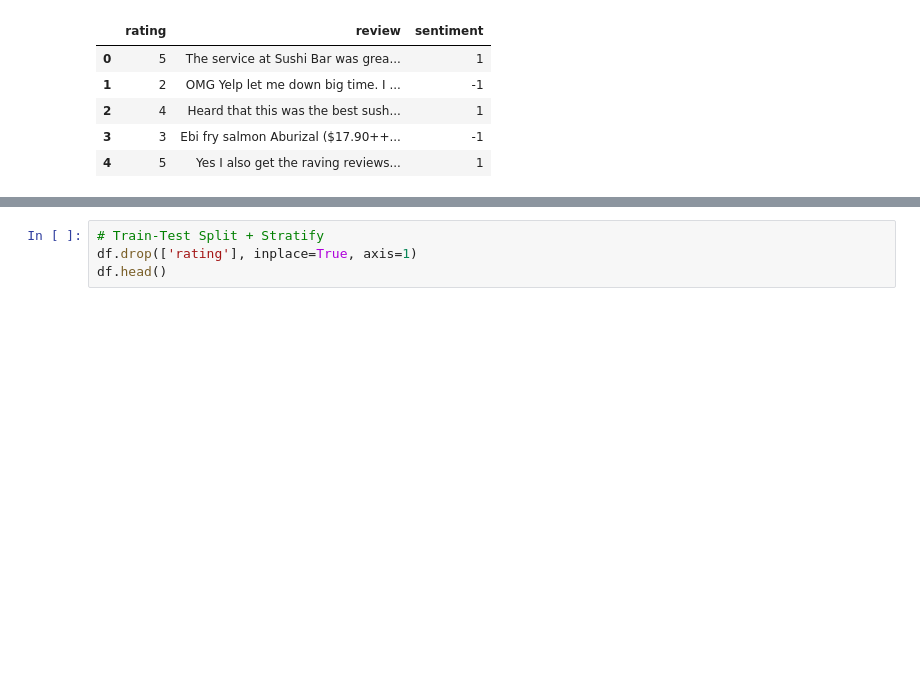
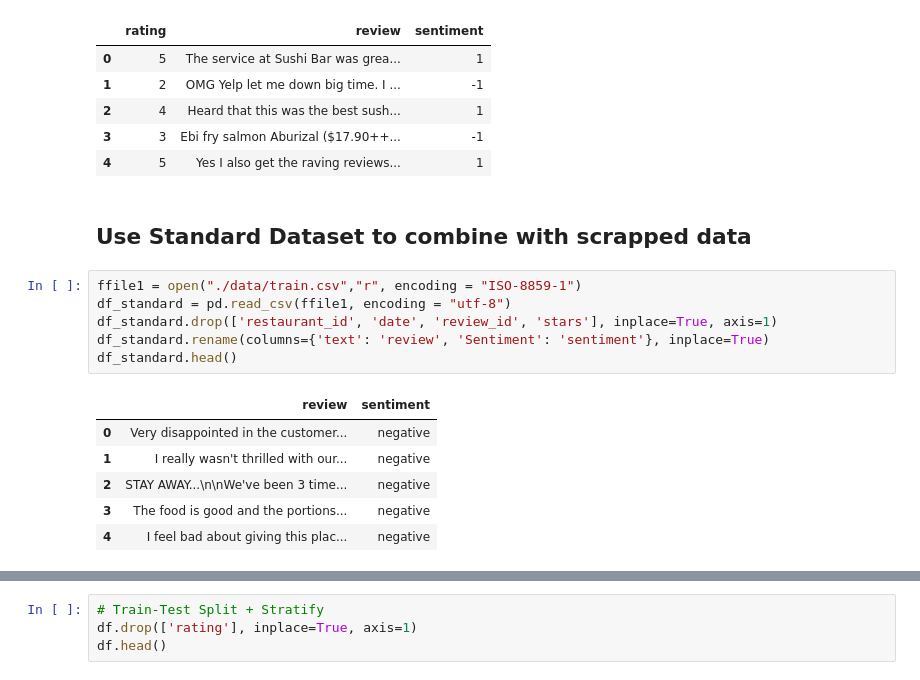
Before and after one commit to lppier/Sentiment_Mining_on_Yelp_Reviews, a Jupyter notebook: sentiment_classification.ipynb, the cells around one changed output, grey strips where cells are left out. Cells and saved outputs as stored; diff of their text form; blank space fills up the shorter version.

```diff
--- a/sentiment_classification.ipynb
+++ b/sentiment_classification.ipynb
@@ -38,3 +38,18 @@ df.head()
 | 2 | 4 | Heard that this was the best sush... | 1 |
 | 3 | 3 | Ebi fry salmon Aburizal ($17.90++... | -1 |
 | 4 | 5 | Yes I also get the raving reviews... | 1 |
+# %% [markdown]
+## Use Standard Dataset to combine with scrapped data
+# %%
+ffile1 = open("./data/train.csv","r", encoding = "ISO-8859-1")
+df_standard = pd.read_csv(ffile1, encoding = "utf-8")
+df_standard.drop(['restaurant_id', 'date', 'review_id', 'stars'], inplace=True, axis=1)
+df_standard.rename(columns={'text': 'review', 'Sentiment': 'sentiment'}, inplace=True)
+df_standard.head()
+# %% [output]
+|  | review | sentiment |
+| 0 | Very disappointed in the customer... | negative |
+| 1 | I really wasn't thrilled with our... | negative |
+| 2 | STAY AWAY...\n\nWe've been 3 time... | negative |
+| 3 | The food is good and the portions... | negative |
+| 4 | I feel bad about giving this plac... | negative |
```
Also changed, not shown: parts of 19 cells of this notebook, 1 other file.
